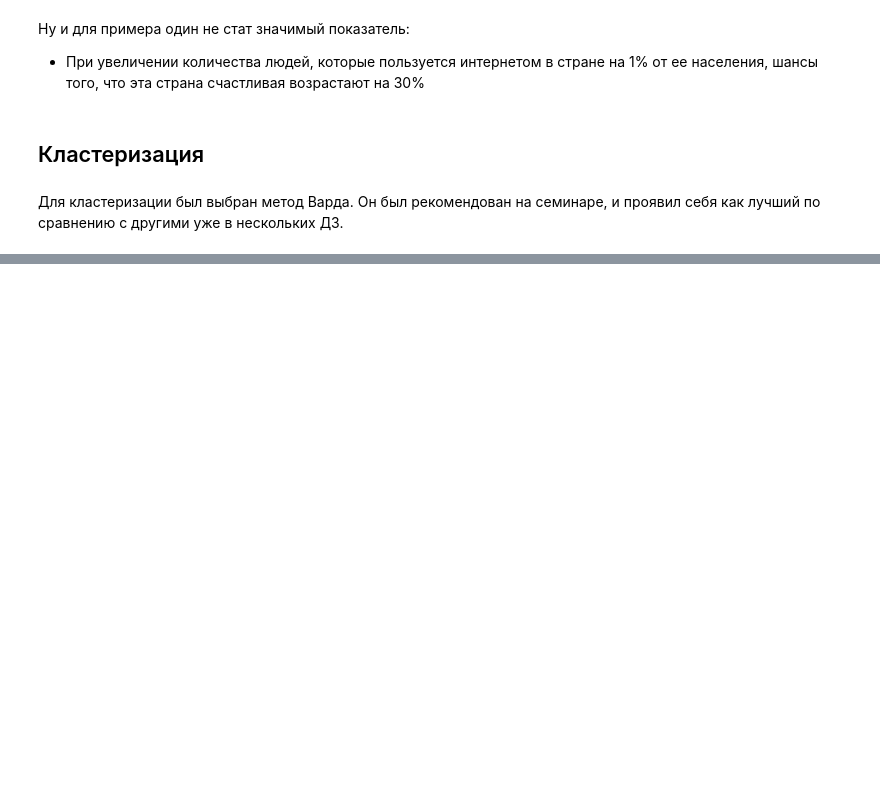
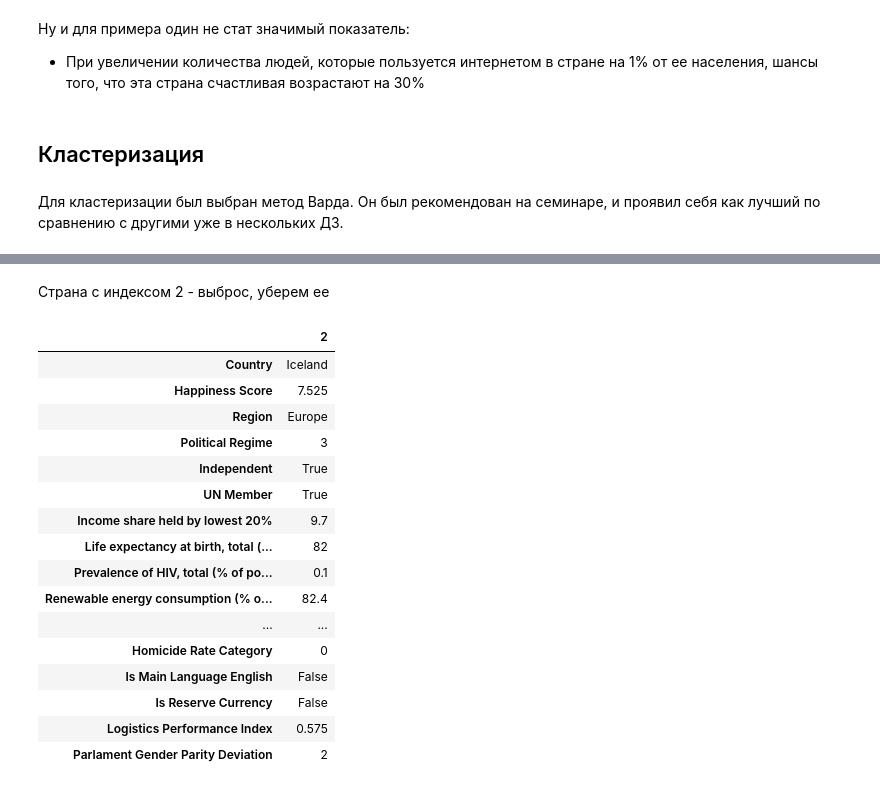
Before and after one commit to seny03/countries-happiness-analysis, a Jupyter notebook: src/analysis.ipynb, the cells around one changed output, grey strips where cells are left out. Saved outputs shown, nothing was run; the diff lists cells and outputs as text; code cells hidden in the pictures; blank space fills up the shorter version.

```diff
--- a/src/analysis.ipynb
+++ b/src/analysis.ipynb
@@ -1357,2 +1394,24 @@ from sklearn.metrics import calinski_harabasz_score
+# %% [markdown]
+Страна с индексом 2 - выброс, уберем ее
+# %%
+pd.DataFrame(df.loc[2])
+# %% [output]
+|  | 2 |
+| Country | Iceland |
+| Happiness Score | 7.525 |
+| Region | Europe |
+| Political Regime | 3 |
+| Independent | True |
+| UN Member | True |
+| Income share held by lowest 20% | 9.7 |
+| Life expectancy at birth, total (... | 82 |
+| Prevalence of HIV, total (% of po... | 0.1 |
+| Renewable energy consumption (% o... | 82.4 |
+| ... | ... |
+| Homicide Rate Category | 0 |
+| Is Main Language English | False |
+| Is Reserve Currency | False |
+| Logistics Performance Index | 0.575 |
+| Parlament Gender Parity Deviation | 2 |
 # %%
 plt.figure(figsize=(15, 5))
```
Also changed, not shown: parts of 18 cells of this notebook.
